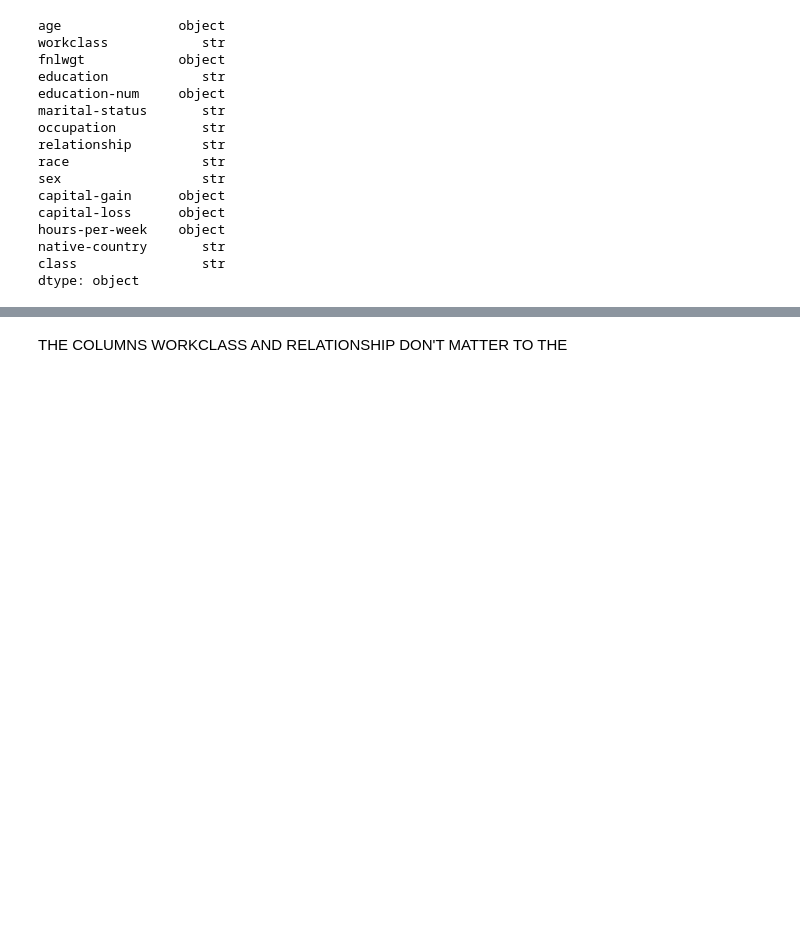
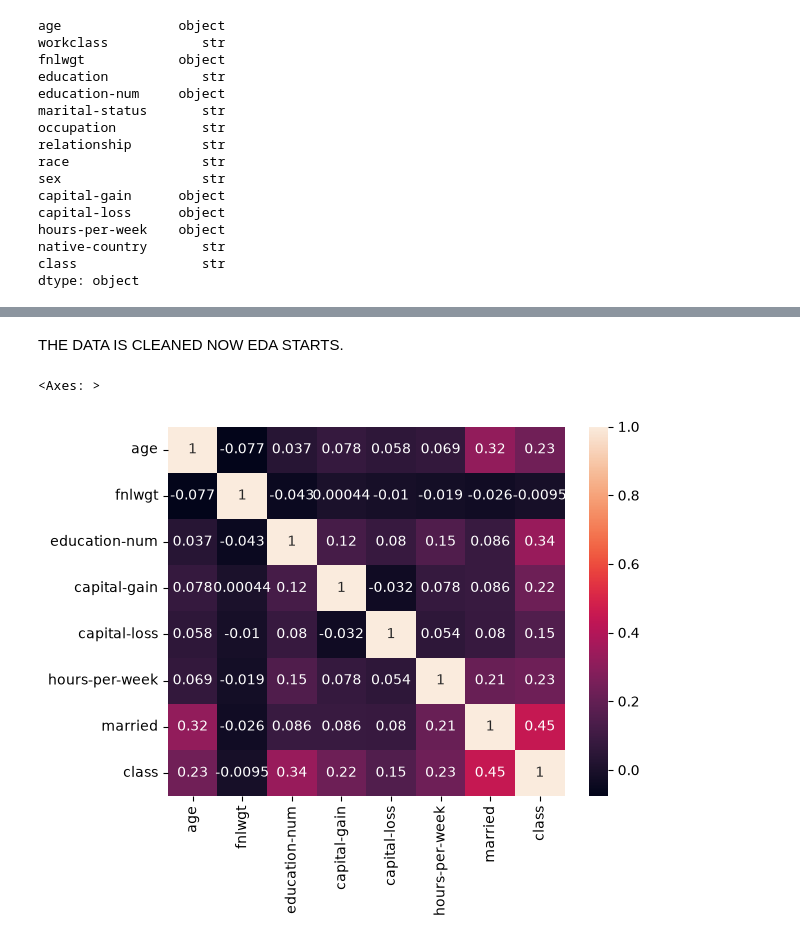
Before and after one commit to bhaskarkumar1667/adult_income, a Jupyter notebook: notebooks/data_cleaning.ipynb, the cells around one changed output, grey strips where cells are left out. Drawn from its saved outputs; the diff is of its cells as text; code cells hidden in the pictures; blank space fills up the shorter version.

Commit message:
data cleaned

```diff
--- a/notebooks/data_cleaning.ipynb
+++ b/notebooks/data_cleaning.ipynb
@@ -157,0 +177,2 @@ See the documentation for a more detailed explanation: https://pandas.pydata.org
+# %%
+df.drop(['education'],axis=1,inplace=True)
@@ -157,0 +215,12 @@ See the documentation for a more detailed explanation: https://pandas.pydata.org
+# %%
+from sklearn.preprocessing import LabelEncoder
+encoder = LabelEncoder()
+categorical_features = [
+    'workclass',
+    'occupation',
+    'relationship',
+    'race',
+    'native-country'
+]
+for col in categorical_features:
+    df[col] = encoder.fit_transform(df[col])
@@ -157,0 +236,6 @@ See the documentation for a more detailed explanation: https://pandas.pydata.org
+# %%
+for col in ["capital-gain", "capital-loss"]:
+    values = pd.to_numeric(df[col], errors="coerce")
+    df[f"{col}-log"] = np.log1p(values)
+
+df.drop(["capital-gain", "capital-loss"], axis=1, inplace=True)
@@ -158,2 +244,9 @@ See the documentation for a more detailed explanation: https://pandas.pydata.org
 # %% [markdown]
-THE COLUMNS WORKCLASS AND RELATIONSHIP DON'T MATTER TO THE
+THE DATA IS CLEANED NOW EDA STARTS.
+# %%
+df1=df[["age","fnlwgt","education-num","capital-gain","capital-loss","hours-per-week","married","class"]]
+# %%
+sns.heatmap(df1.corr(),annot=True)
+# %% [output]
+<Axes: >
+[figure, added]
```
Also changed, not shown: parts of 25 cells of this notebook, 1 other file.
